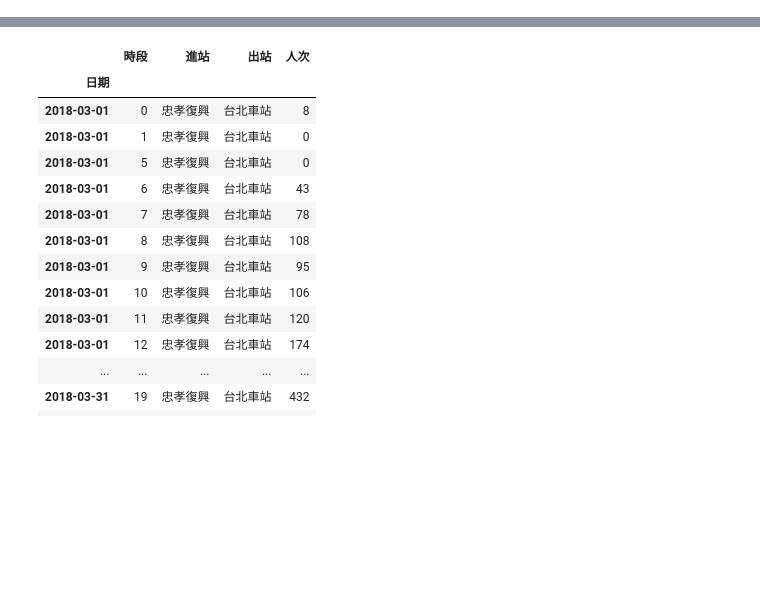
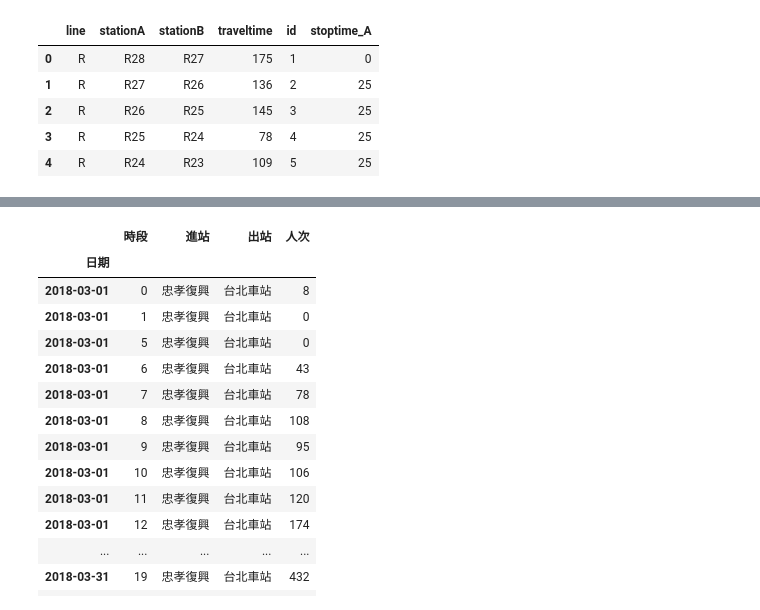
Before and after one commit to ywnch/taipei-metro, a Jupyter notebook: tpemetro.ipynb, the cells around one changed output, grey strips where cells are left out. Drawn from its saved outputs; the diff is of its cells as text; code cells hidden in the pictures; blank space fills up the shorter version.

```diff
--- a/tpemetro.ipynb
+++ b/tpemetro.ipynb
@@ -2,0 +56,18 @@ import pandas as pd
+# %%
+# create a dictionary for station name mapping
+df2 = pd.read_csv("taipei-metro-station-id.csv")
+
+station_dict = dict(zip(df2['name_ch'], df2['station_id']))
+# %%
+# map line and stations to ids
+df.replace({"line":line_dict,
+             "stationA":station_dict,
+             "stationB":station_dict}, inplace=True)
+df.head()
+# %% [output]
+|  | line | stationA | stationB | traveltime | id | stoptime_A |
+| 0 | R | R28 | R27 | 175 | 1 | 0 |
+| 1 | R | R27 | R26 | 136 | 2 | 25 |
+| 2 | R | R26 | R25 | 145 | 3 | 25 |
+| 3 | R | R25 | R24 | 78 | 4 | 25 |
+| 4 | R | R24 | R23 | 109 | 5 | 25 |
```
Also changed, not shown: parts of 16 cells of this notebook, 2 other files.
